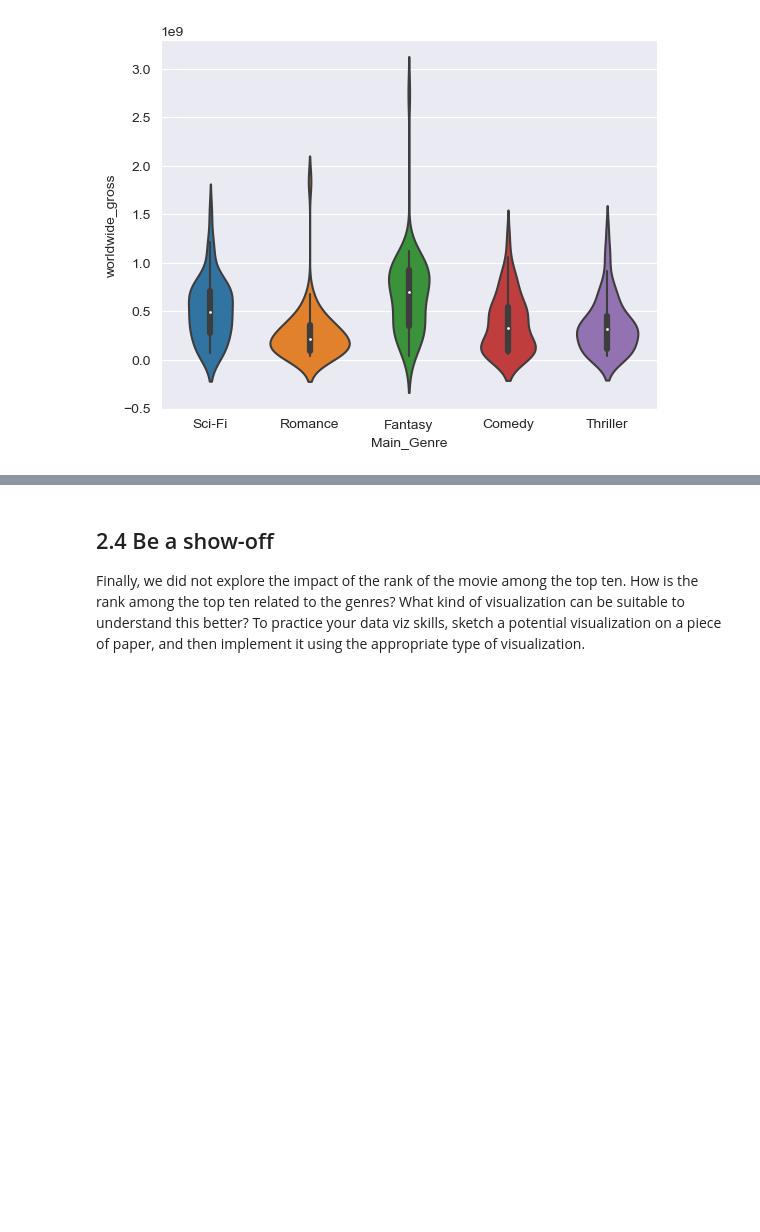
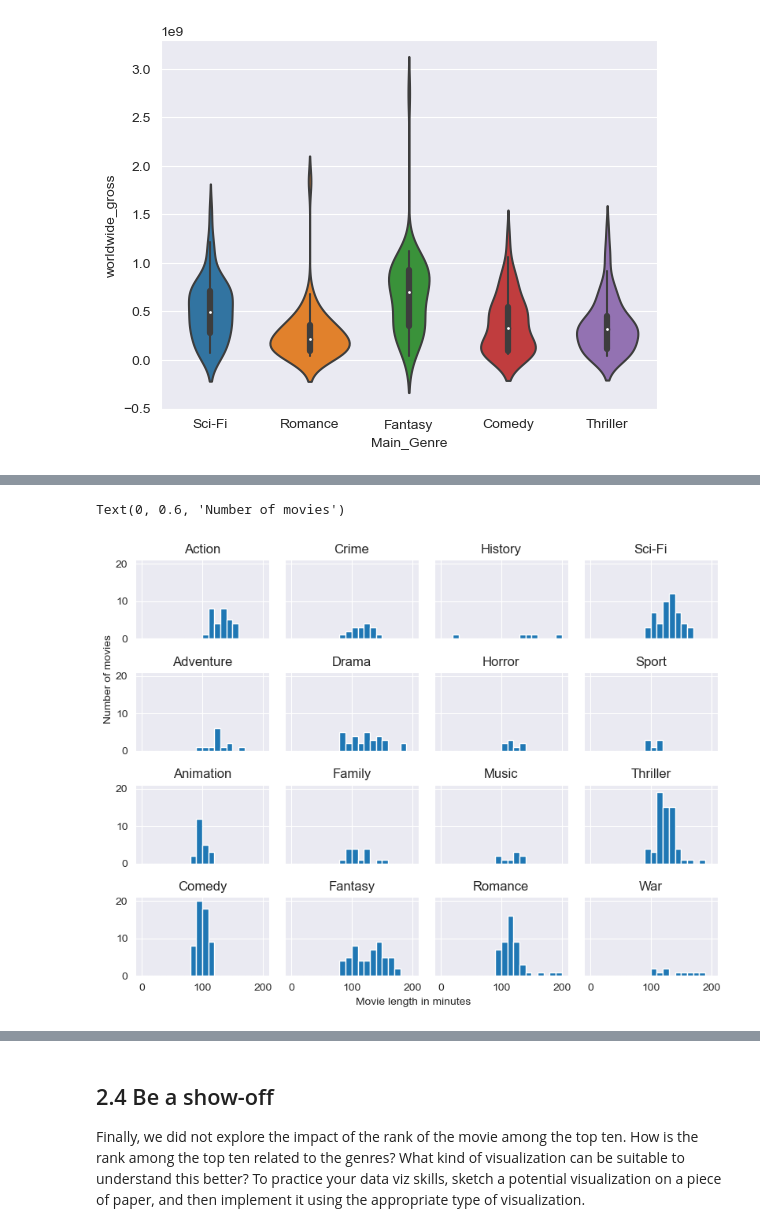
Before and after one commit to 2Tricky4u/ADA2023, a Jupyter notebook: Exercises/02 - Data viz and data from the web/Becoming a DataVizard exercise.ipynb, the cells around one changed output, grey strips where cells are left out. Drawn from its saved outputs; the diff is of its cells as text; code cells hidden in the pictures; blank space fills up the shorter version.

```diff
--- a/Exercises/02 - Data viz and data from the web/Becoming a DataVizard exercise.ipynb
+++ b/Exercises/02 - Data viz and data from the web/Becoming a DataVizard exercise.ipynb
@@ -230,3 +239,5 @@ plt.errorbar(year_gross_sum.index, year_gross_sum, yerr=year_gross_stats['std'],
 <img src="figure3.jpg" style="width: 500px;" align="left">
 # %%
 # Calculate stats by genre here
+genre_by_cat = movies.groupby(['Main_Genre']).apply(lambda x: pd.Series({'length': x['length'].values}))
+genre_by_cat
@@ -235,3 +263,18 @@ plt.errorbar(year_gross_sum.index, year_gross_sum, yerr=year_gross_stats['std'],
+# %%
+# Write your code to make 4x4 panel here
+N = 4
+fig, ax = plt.subplots(N, N, figsize=(8,6), sharey = 'all', sharex= 'all')
+for i, cat in enumerate(genre_by_cat.index):
+    current_ax = ax[i%4][math.floor(i/4)]
+    current_ax.hist(genre_by_cat.iloc[i].values, bins=20, range = [0,200])
+    current_ax.set_title(str(genre_by_cat.index[i]))
+
+fig.tight_layout()
+fig.text(0.4,0, "Movie length in minutes")
+fig.text(0,0.6, "Number of movies", rotation = 90)
+# %% [output]
+Text(0, 0.6, 'Number of movies')
+[figure, added]
 # %%
 # Write your interpretation here
 # %% [markdown]
```
Also changed, not shown: parts of 9 cells of this notebook.
